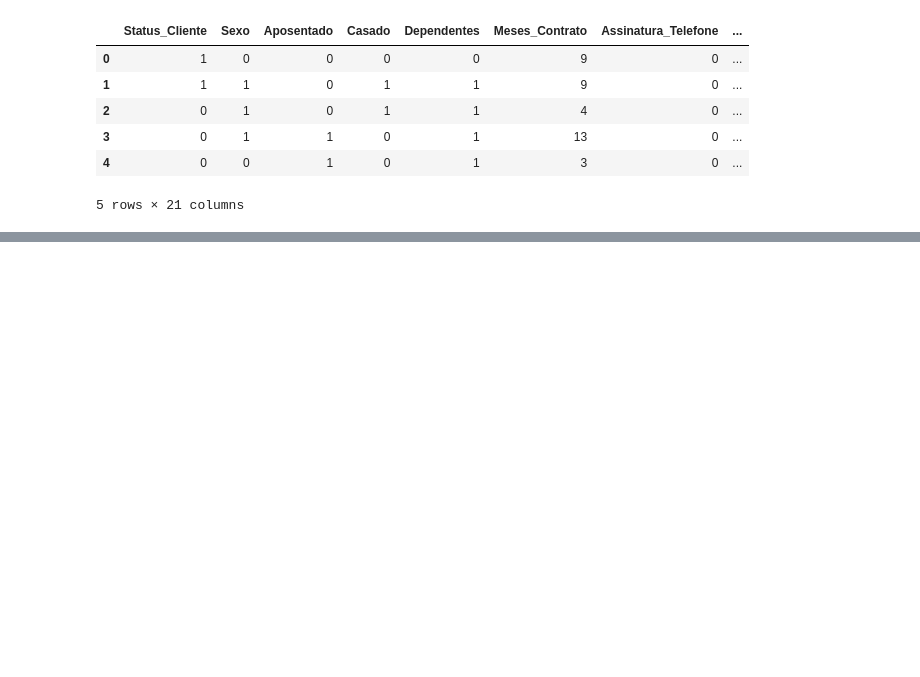
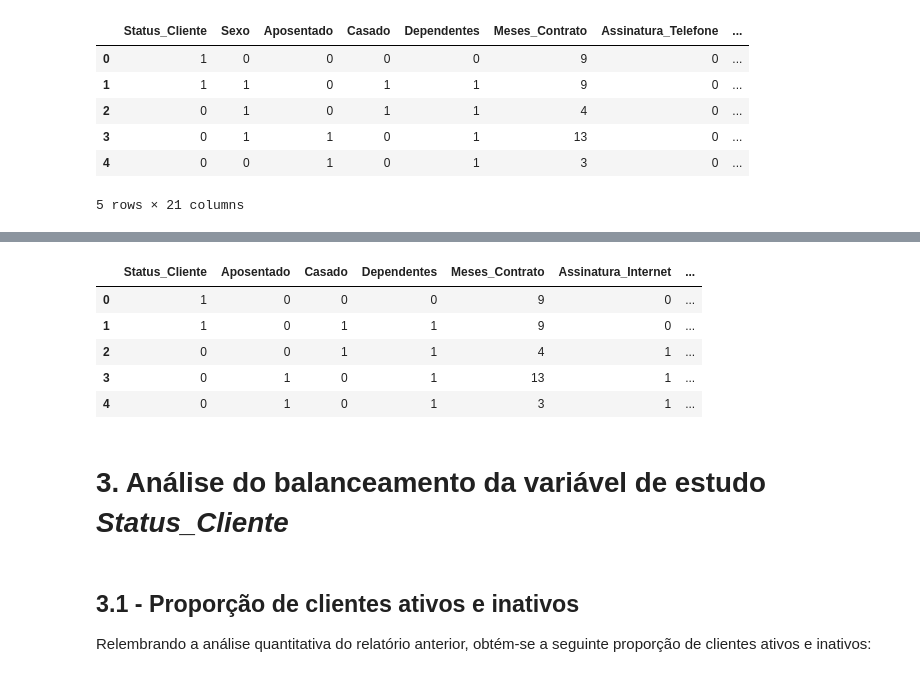
Before and after one commit to goto-95/Challenge_DataScience_AluraVoz, a Jupyter notebook: Challenge_DS_Alura_Semana03.ipynb, the cells around one changed output, grey strips where cells are left out. Drawn from its saved outputs; the diff is of its cells as text; code cells hidden in the pictures; blank space fills up the shorter version.

```diff
--- a/Challenge_DS_Alura_Semana03.ipynb
+++ b/Challenge_DS_Alura_Semana03.ipynb
@@ -41,0 +74,18 @@ Pelo o que foi observado do arquivo de análise gráfica (*Challenge_DS_Alura_Se
+# %%
+# Renomeando as as variáveis correlacionadas
+trad = {'Assinatura_Suporte_tecnico':'Assinatura_Suporte', 'Assinatura_Seguro_online':'Assinatura_Seguro'}
+df.rename( columns=trad, inplace=True )
+df.head()
+# %% [output]
+|  | Status_Cliente | Aposentado | Casado | Dependentes | Meses_Contrato | Assinatura_Internet | ... |
+| 0 | 1 | 0 | 0 | 0 | 9 | 0 | ... |
+| 1 | 1 | 0 | 1 | 1 | 9 | 0 | ... |
+| 2 | 0 | 0 | 1 | 1 | 4 | 1 | ... |
+| 3 | 0 | 1 | 0 | 1 | 13 | 1 | ... |
+| 4 | 0 | 1 | 0 | 1 | 3 | 1 | ... |
+# %% [markdown]
+# **3. Análise do balanceamento da variável de estudo *Status_Cliente***
+# %% [markdown]
+## **3.1 - Proporção de clientes ativos e inativos**
+
+Relembrando a análise quantitativa do relatório anterior, obtém-se a seguinte proporção de clientes ativos e inativos:
```
Also changed, not shown: parts of 7 cells of this notebook, 1 other file.
